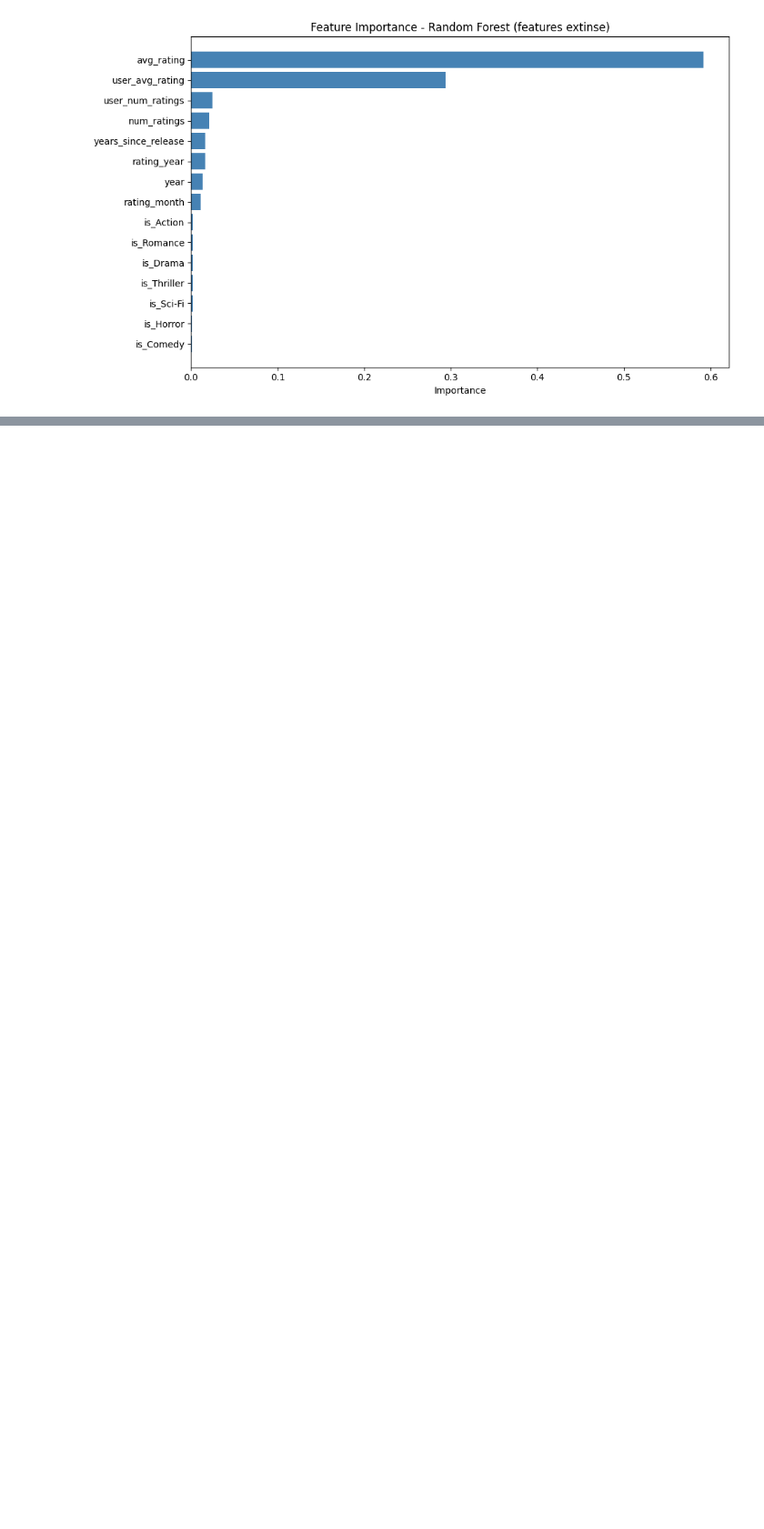
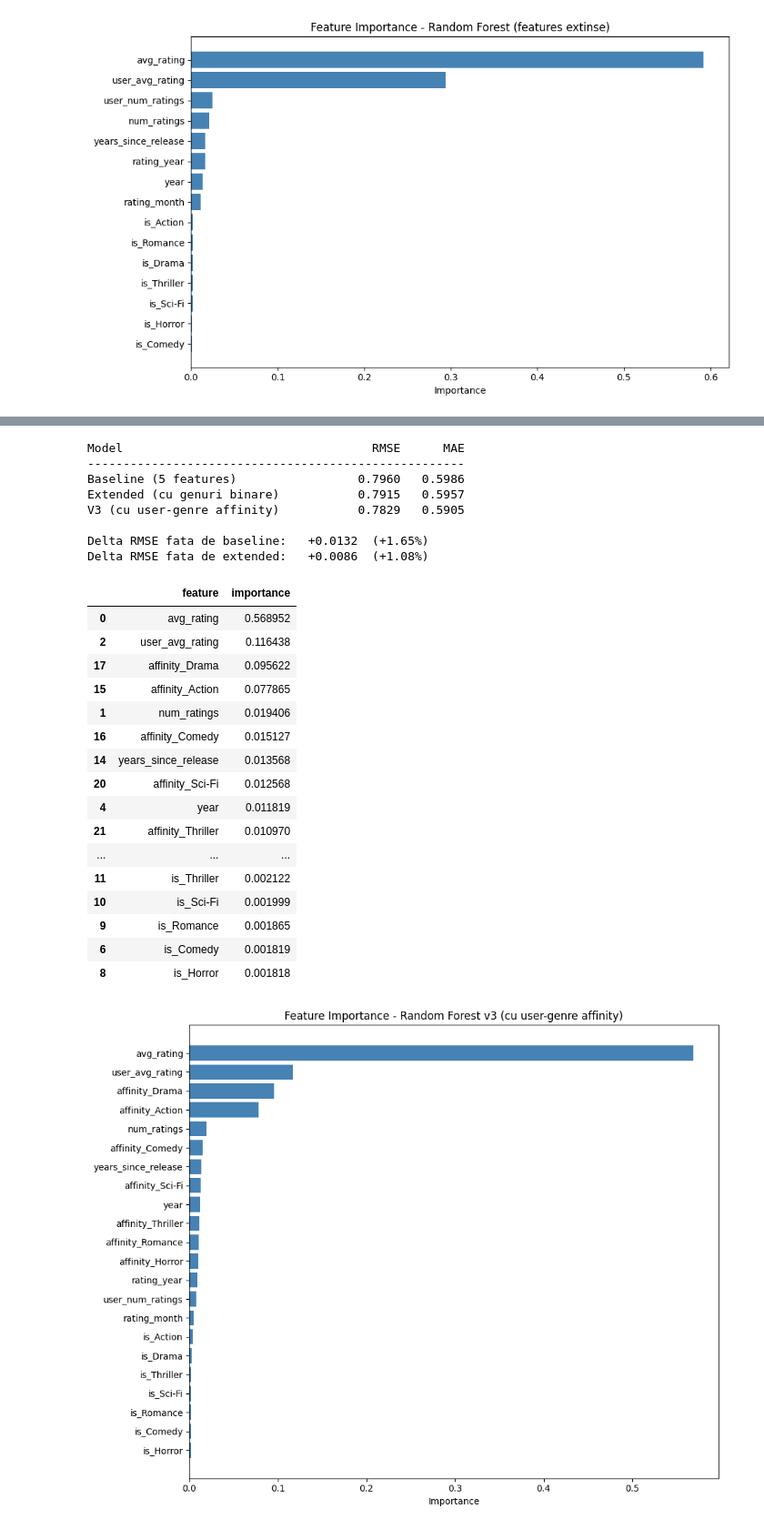
Before and after one commit to Alexandorel/ML-Product-Recommendation, a Jupyter notebook: src/python.ipynb, the cells around one changed output, grey strips where cells are left out. Shown at 91% size. Drawn from its saved outputs; the diff is of its cells as text; code cells hidden in the pictures; blank space fills up the shorter version.

```diff
--- a/src/python.ipynb
+++ b/src/python.ipynb
@@ -1143,0 +1220,71 @@ Delta MAE:  +0.0028  (+0.48%)
+# %%
+# Features v3: extended + user-genre affinity
+affinity_cols = [f'affinity_{g}' for g in top_genres]
+features_v3 = features_extended + affinity_cols
+
+X_v3 = df[features_v3]
+y_v3 = df['rating']
+
+X_train_v3, X_test_v3, y_train_v3, y_test_v3 = train_test_split(
+    X_v3, y_v3, test_size=0.2, random_state=42
+)
+
+rf_v3 = RandomForestRegressor(
+    n_estimators=100, max_depth=10, random_state=42, n_jobs=-1
+)
+rf_v3.fit(X_train_v3, y_train_v3)
+y_pred_v3 = rf_v3.predict(X_test_v3)
+
+rmse_v3 = np.sqrt(mean_squared_error(y_test_v3, y_pred_v3))
+mae_v3 = mean_absolute_error(y_test_v3, y_pred_v3)
+
+print(f"{'Model':<35} {'RMSE':>8} {'MAE':>8}")
+print(f"{'-'*53}")
+print(f"{'Baseline (5 features)':<35} {rmse:>8.4f} {mae:>8.4f}")
+print(f"{'Extended (cu genuri binare)':<35} {rmse_ext:>8.4f} {mae_ext:>8.4f}")
+print(f"{'V3 (cu user-genre affinity)':<35} {rmse_v3:>8.4f} {mae_v3:>8.4f}")
+print(f"\nDelta RMSE fata de baseline:   {rmse - rmse_v3:+.4f}  ({(rmse - rmse_v3) / rmse * 100:+.2f}%)")
+print(f"Delta RMSE fata de extended:   {rmse_ext - rmse_v3:+.4f}  ({(rmse_ext - rmse_v3) / rmse_ext * 100:+.2f}%)")
+
+# Feature importance
+importances_v3 = pd.DataFrame({
+    'feature': features_v3,
+    'importance': rf_v3.feature_importances_
+}).sort_values('importance', ascending=False)
+
+display(importances_v3)
+
+plt.figure(figsize=(10, 8))
+plt.barh(importances_v3['feature'], importances_v3['importance'], color='steelblue')
+plt.xlabel('Importance')
+plt.title('Feature Importance - Random Forest v3 (cu user-genre affinity)')
+plt.gca().invert_yaxis()
+plt.tight_layout()
+plt.show()
+# %% [output]
+Model                                   RMSE      MAE
+-----------------------------------------------------
+Baseline (5 features)                 0.7960   0.5986
+Extended (cu genuri binare)           0.7915   0.5957
+V3 (cu user-genre affinity)           0.7829   0.5905
+
+Delta RMSE fata de baseline:   +0.0132  (+1.65%)
+Delta RMSE fata de extended:   +0.0086  (+1.08%)
+|  | feature | importance |
+| 0 | avg_rating | 0.568952 |
+| 2 | user_avg_rating | 0.116438 |
+| 17 | affinity_Drama | 0.095622 |
+| 15 | affinity_Action | 0.077865 |
+| 1 | num_ratings | 0.019406 |
+| 16 | affinity_Comedy | 0.015127 |
+| 14 | years_since_release | 0.013568 |
+| 20 | affinity_Sci-Fi | 0.012568 |
+| 4 | year | 0.011819 |
+| 21 | affinity_Thriller | 0.010970 |
+| ... | ... | ... |
+| 11 | is_Thriller | 0.002122 |
+| 10 | is_Sci-Fi | 0.001999 |
+| 9 | is_Romance | 0.001865 |
+| 6 | is_Comedy | 0.001819 |
+| 8 | is_Horror | 0.001818 |
+[figure, added]
```
Also changed, not shown: parts of 6 cells of this notebook.
